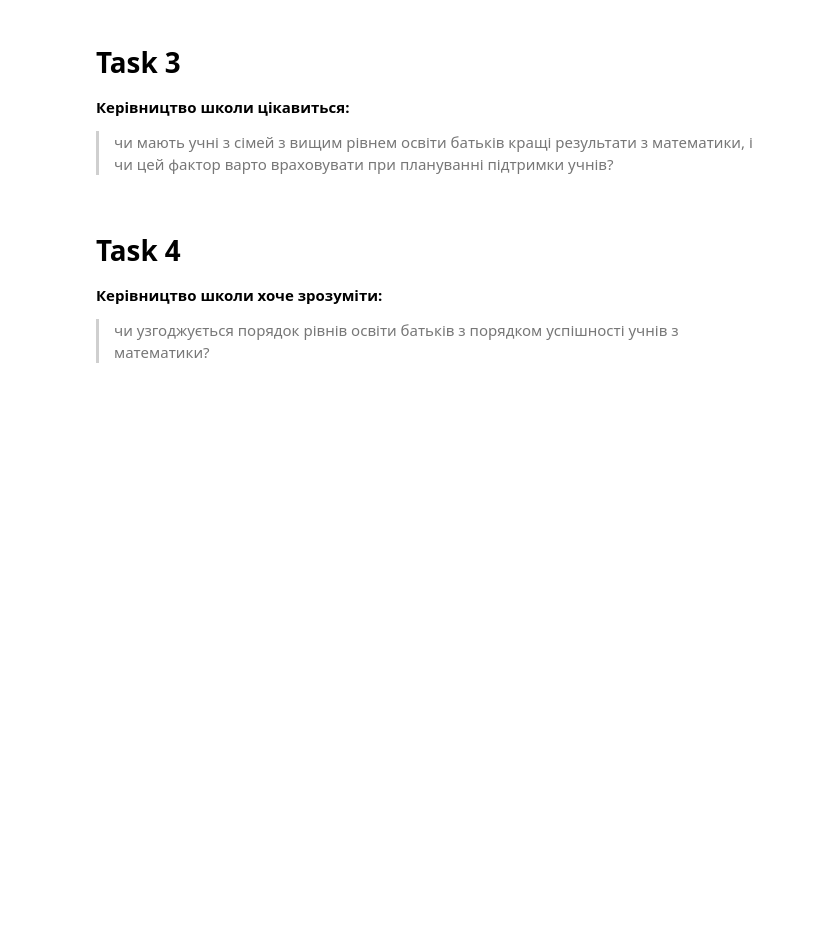
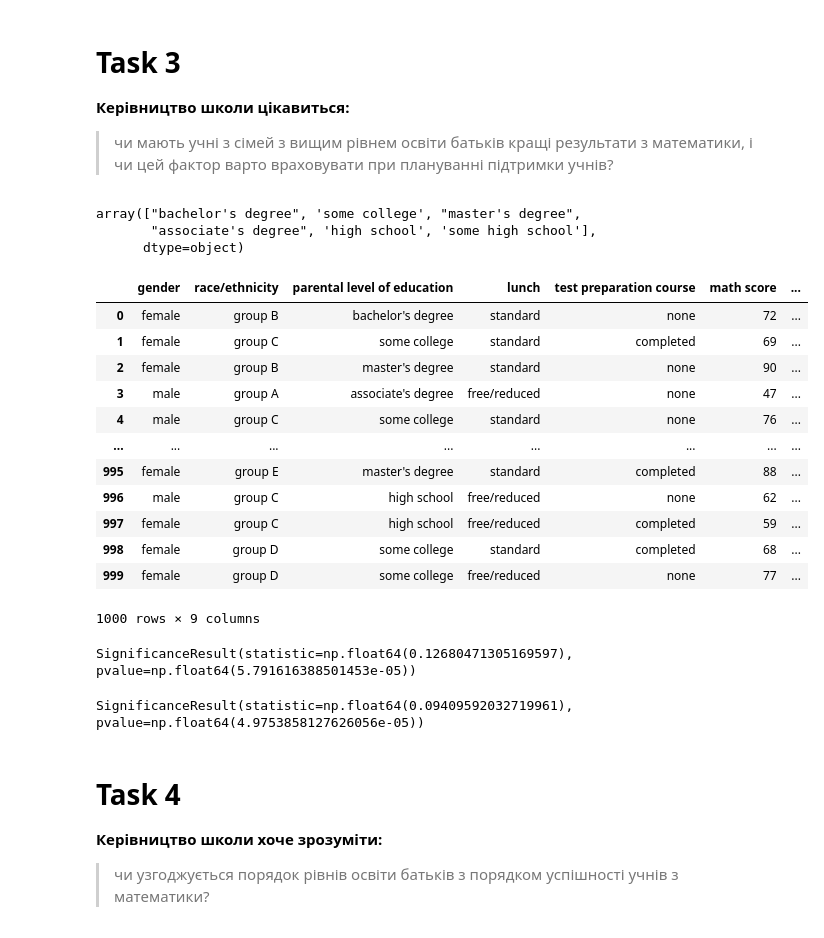
Before and after one commit to cpython-projects/python_da_06_11_25, a Jupyter notebook: lesson_18_hw.ipynb, the cells around one changed output. Saved outputs shown, nothing was run; the diff lists cells and outputs as text; code cells hidden in the pictures; blank space fills up the shorter version.

```diff
--- a/lesson_18_hw.ipynb
+++ b/lesson_18_hw.ipynb
@@ -32,6 +94,46 @@
 
 **Керівництво школи цікавиться:**
 > чи мають учні з сімей з вищим рівнем освіти батьків кращі результати з математики, і чи цей фактор варто враховувати при плануванні підтримки учнів?
+# %%
+df['parental level of education'].unique()
+# %% [output]
+array(["bachelor's degree", 'some college', "master's degree",
+       "associate's degree", 'high school', 'some high school'],
+      dtype=object)
+# %%
+edu_level = {
+    'some high school': 1,
+    'high school': 2,
+    'some college': 3,
+    "bachelor's degree": 4,
+    "master's degree": 5,
+    "associate's degree": 6,
+}
+
+df['parent_edu_level'] = df['parental level of education'].map(edu_level)
+df
+# %% [output]
+|  | gender | race/ethnicity | parental level of education | lunch | test preparation course | math score | ... |
+| 0 | female | group B | bachelor's degree | standard | none | 72 | ... |
+| 1 | female | group C | some college | standard | completed | 69 | ... |
+| 2 | female | group B | master's degree | standard | none | 90 | ... |
+| 3 | male | group A | associate's degree | free/reduced | none | 47 | ... |
+| 4 | male | group C | some college | standard | none | 76 | ... |
+| ... | ... | ... | ... | ... | ... | ... | ... |
+| 995 | female | group E | master's degree | standard | completed | 88 | ... |
+| 996 | male | group C | high school | free/reduced | none | 62 | ... |
+| 997 | female | group C | high school | free/reduced | completed | 59 | ... |
+| 998 | female | group D | some college | standard | completed | 68 | ... |
+| 999 | female | group D | some college | free/reduced | none | 77 | ... |
+1000 rows × 9 columns
+# %%
+stats.spearmanr(df['parent_edu_level'], df['math score'])
+# %% [output]
+SignificanceResult(statistic=np.float64(0.12680471305169597), pvalue=np.float64(5.791616388501453e-05))
+# %%
+stats.kendalltau(df['parent_edu_level'], df['math score'])
+# %% [output]
+SignificanceResult(statistic=np.float64(0.09409592032719961), pvalue=np.float64(4.9753858127626056e-05))
 # %% [markdown]
 # Task 4
 
```
Also changed, not shown: parts of 16 cells of this notebook.
